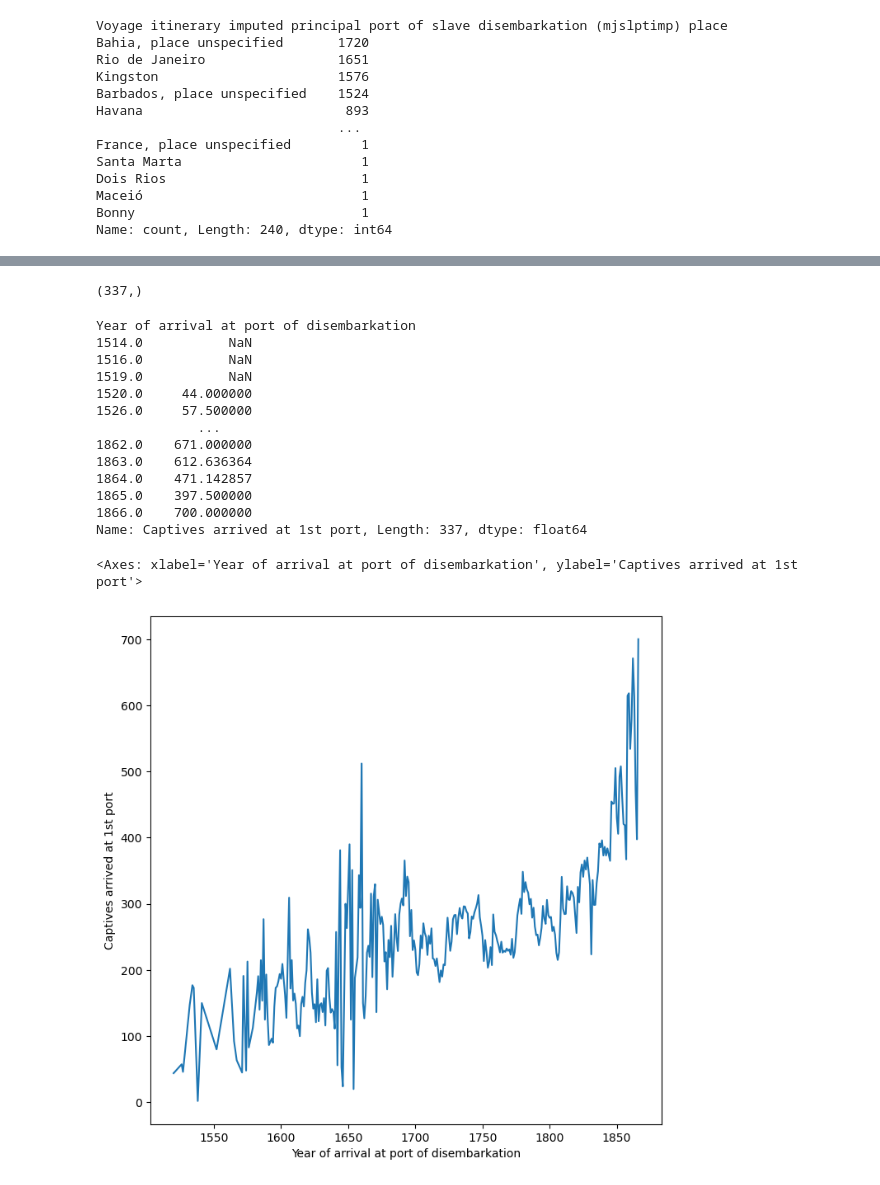
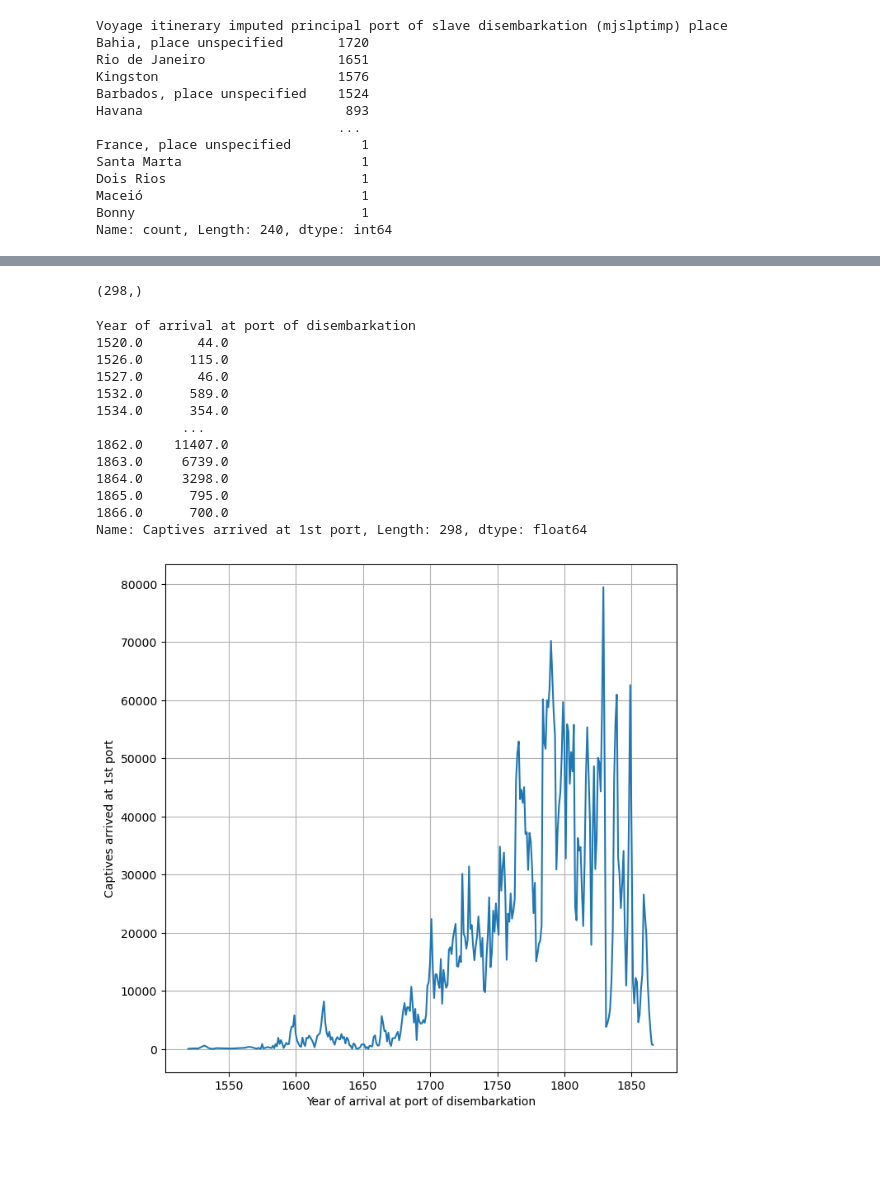
Before and after one commit to CentreForDigitalHumanities/det_cultural_data, a Jupyter notebook: parts/data_analysis/ch4_data_analysis.ipynb, the cells around one changed output, grey strips where cells are left out. Drawn from its saved outputs; the diff is of its cells as text; code cells hidden in the pictures; blank space fills up the shorter version.

```diff
--- a/parts/data_analysis/ch4_data_analysis.ipynb
+++ b/parts/data_analysis/ch4_data_analysis.ipynb
@@ -164,27 +442,27 @@ Index(['Year of arrival at port of disembarkation', 'Voyage ID', 'Vessel name',
 # %%
 col_to_group = 'Year of arrival at port of disembarkation'
-col_to_average = 'Captives arrived at 1st port'
-average_df_per_year = df.groupby(col_to_group)[col_to_average].mean()
-print(average_df_per_year.shape)
-average_df_per_year
+col_to_sum = 'Captives arrived at 1st port'
+df_per_year = cleaned_df.groupby(col_to_group)[col_to_sum].sum()
+print(df_per_year.shape)
+sum_df_per_year
 # %% [output]
-(337,)
+(298,)
 Year of arrival at port of disembarkation
-1514.0           NaN
-1516.0           NaN
-1519.0           NaN
-1520.0     44.000000
-1526.0     57.500000
-             ...
-1862.0    671.000000
-1863.0    612.636364
-1864.0    471.142857
-1865.0    397.500000
-1866.0    700.000000
-Name: Captives arrived at 1st port, Length: 337, dtype: float64
+1520.0       44.0
+1526.0      115.0
+1527.0       46.0
+1532.0      589.0
+1534.0      354.0
+           ...
+1862.0    11407.0
+1863.0     6739.0
+1864.0     3298.0
+1865.0      795.0
+1866.0      700.0
+Name: Captives arrived at 1st port, Length: 298, dtype: float64
 # %%
 fig, ax = plt.subplots(1,1,figsize=(8,8))
-sns.lineplot(ax=ax,x=average_df_per_year.index,y=average_df_per_year)
+sns.lineplot(ax=ax,x=df_per_year.index,y=df_per_year)
+plt.grid()
 # %% [output]
-<Axes: xlabel='Year of arrival at port of disembarkation', ylabel='Captives arrived at 1st port'>
-[figure, old version]
+[figure, new version]
```
Also changed, not shown: parts of 21 cells of this notebook, 1 other file.
